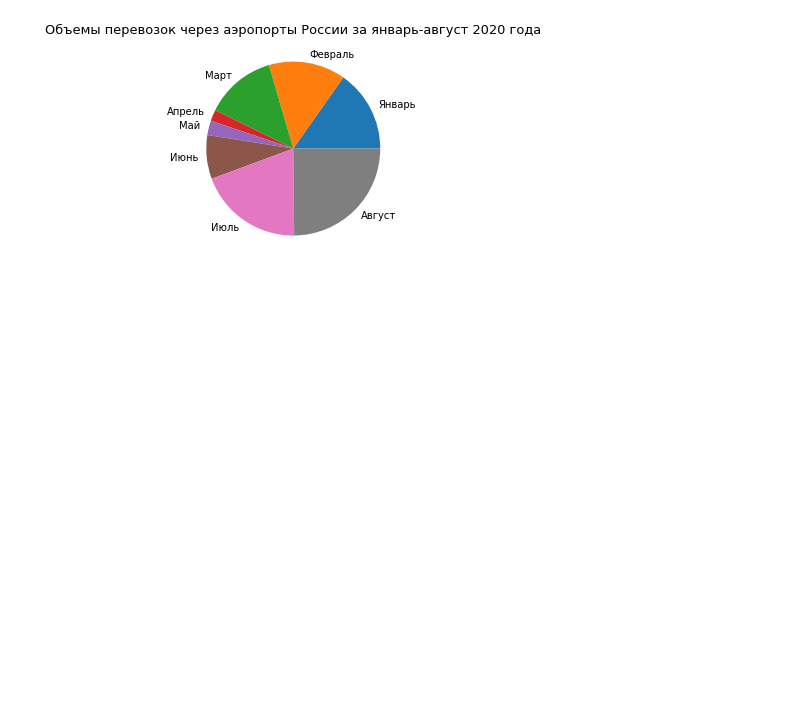
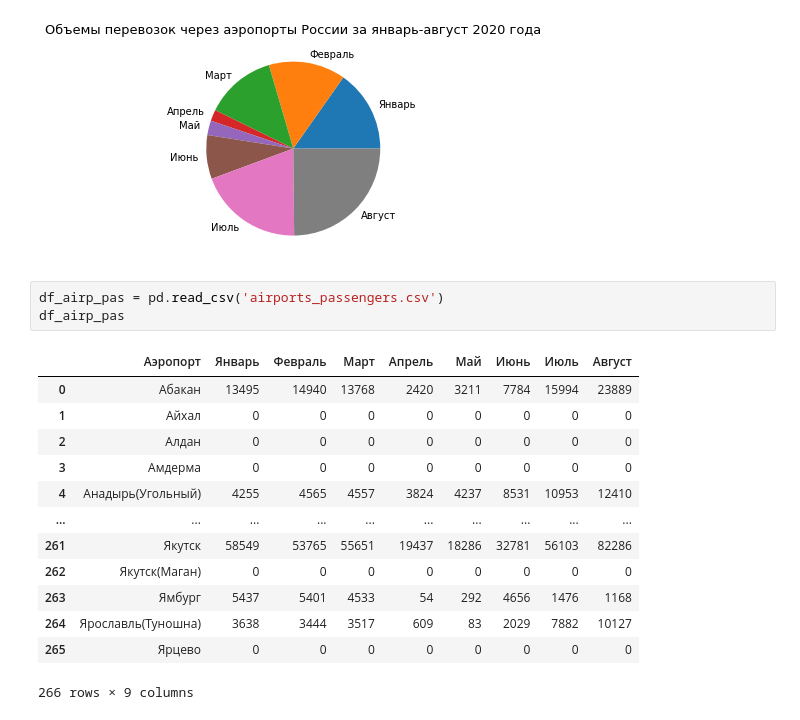
Before and after one commit to KseniyaBoeva/lessons, a Jupyter notebook: 16. Библиотека Matplotlib & Seaborn. Визуализация данных/visualization.ipynb, the cells around one changed output. Cells and saved outputs as stored; diff of their text form; blank space fills up the shorter version.

```diff
--- a/16. Библиотека Matplotlib & Seaborn. Визуализация данных/visualization.ipynb
+++ b/16. Библиотека Matplotlib & Seaborn. Визуализация данных/visualization.ipynb
@@ -89,3 +89,20 @@ plt.title('Объемы перевозок через аэропорты Рос
 plt.show()
 # %% [output]
 [figure]
+# %%
+df_airp_pas = pd.read_csv('airports_passengers.csv')
+df_airp_pas
+# %% [output]
+|  | Аэропорт | Январь | Февраль | Март | Апрель | Май | Июнь | Июль | Август |
+| 0 | Абакан | 13495 | 14940 | 13768 | 2420 | 3211 | 7784 | 15994 | 23889 |
+| 1 | Айхал | 0 | 0 | 0 | 0 | 0 | 0 | 0 | 0 |
+| 2 | Алдан | 0 | 0 | 0 | 0 | 0 | 0 | 0 | 0 |
+| 3 | Амдерма | 0 | 0 | 0 | 0 | 0 | 0 | 0 | 0 |
+| 4 | Анадырь(Угольный) | 4255 | 4565 | 4557 | 3824 | 4237 | 8531 | 10953 | 12410 |
+| ... | ... | ... | ... | ... | ... | ... | ... | ... | ... |
+| 261 | Якутск | 58549 | 53765 | 55651 | 19437 | 18286 | 32781 | 56103 | 82286 |
+| 262 | Якутск(Маган) | 0 | 0 | 0 | 0 | 0 | 0 | 0 | 0 |
+| 263 | Ямбург | 5437 | 5401 | 4533 | 54 | 292 | 4656 | 1476 | 1168 |
+| 264 | Ярославль(Туношна) | 3638 | 3444 | 3517 | 609 | 83 | 2029 | 7882 | 10127 |
+| 265 | Ярцево | 0 | 0 | 0 | 0 | 0 | 0 | 0 | 0 |
+266 rows × 9 columns
```
Also changed, not shown: parts of 1 cell of this notebook.
